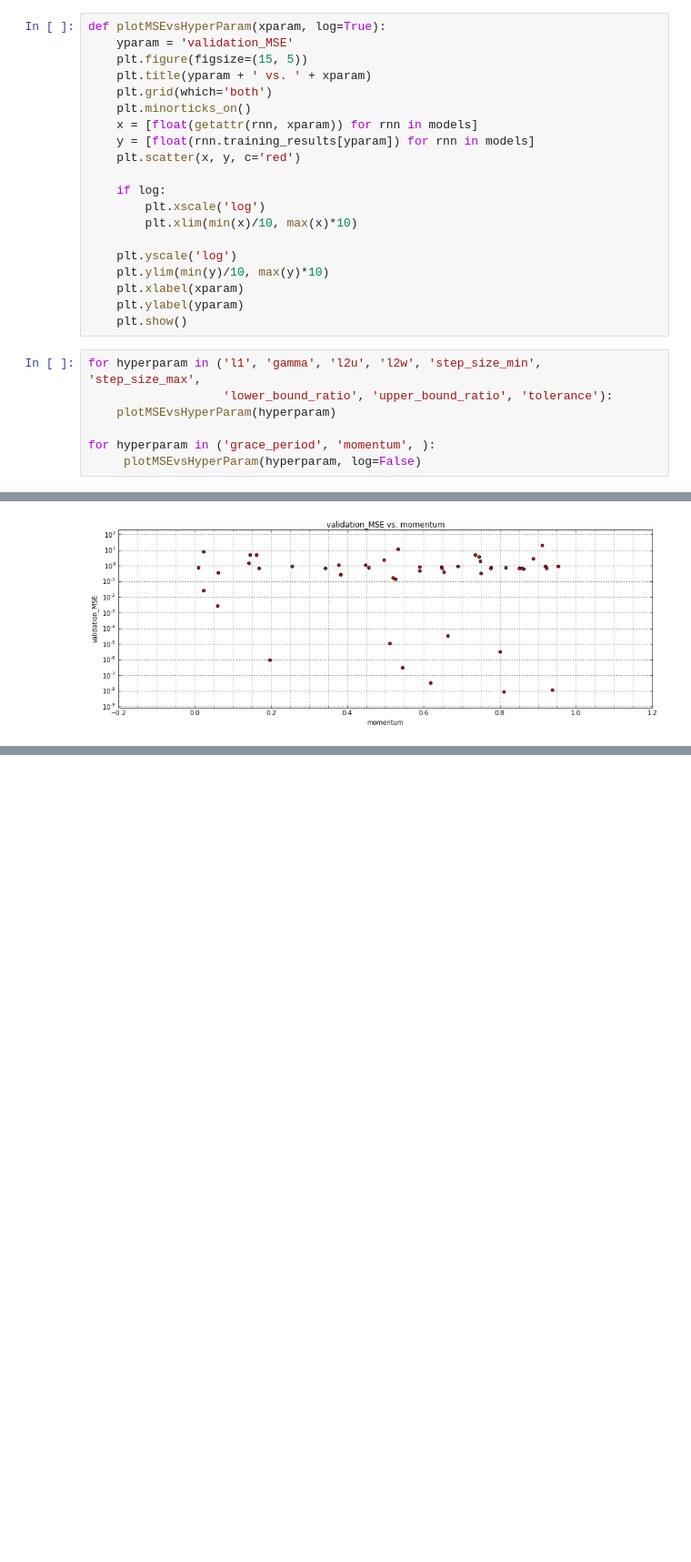
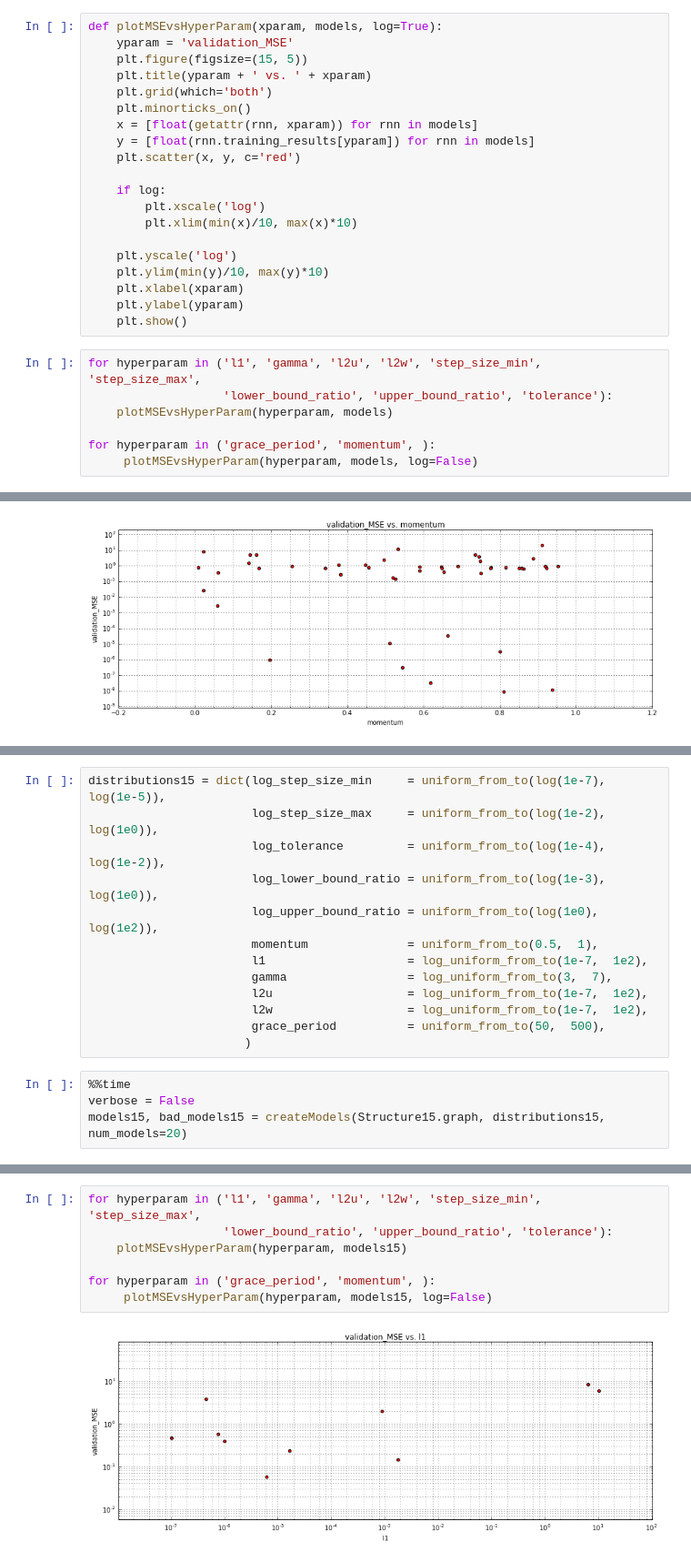
Before and after one commit to vadaszd/rsptime-simu, a Jupyter notebook: ReLU 04 GUST-LS.ipynb, the cells around one changed output, grey strips where cells are left out. Shown at 91% size. Cells and saved outputs as stored; diff of their text form; blank space fills up the shorter version.

```diff
--- a/ReLU 04 GUST-LS.ipynb
+++ b/ReLU 04 GUST-LS.ipynb
@@ -666,7 +676,7 @@ Wall time: 3h 9min 19s
 # %% [markdown]
 Let's plot the MSE of the training runs vs. the various hyper-parameters.
 # %%
-def plotMSEvsHyperParam(xparam, log=True):
+def plotMSEvsHyperParam(xparam, models, log=True):
     yparam = 'validation_MSE'
     plt.figure(figsize=(15, 5))
     plt.title(yparam + ' vs. ' + xparam)
@@ -688,10 +698,10 @@ def plotMSEvsHyperParam(xparam, log=True):
 # %%
 for hyperparam in ('l1', 'gamma', 'l2u', 'l2w', 'step_size_min', 'step_size_max',
                    'lower_bound_ratio', 'upper_bound_ratio', 'tolerance'):
-    plotMSEvsHyperParam(hyperparam)
+    plotMSEvsHyperParam(hyperparam, models)
 
 for hyperparam in ('grace_period', 'momentum', ):
-     plotMSEvsHyperParam(hyperparam, log=False)
+     plotMSEvsHyperParam(hyperparam, models, log=False)
 # %% [output]
 [figure]
 [figure]
@@ -710,0 +779,17 @@ For this diamond structure the L1 (Lasso) regularization strength should be less
+# %%
+distributions15 = dict(log_step_size_min     = uniform_from_to(log(1e-7),  log(1e-5)),
+                       log_step_size_max     = uniform_from_to(log(1e-2),  log(1e0)),
+                       log_tolerance         = uniform_from_to(log(1e-4),  log(1e-2)),
+                       log_lower_bound_ratio = uniform_from_to(log(1e-3),  log(1e0)),
+                       log_upper_bound_ratio = uniform_from_to(log(1e0),  log(1e2)),
+                       momentum              = uniform_from_to(0.5,  1),
+                       l1                    = log_uniform_from_to(1e-7,  1e2),
+                       gamma                 = log_uniform_from_to(3,  7),
+                       l2u                   = log_uniform_from_to(1e-7,  1e2),
+                       l2w                   = log_uniform_from_to(1e-7,  1e2),
+                       grace_period          = uniform_from_to(50,  500),
+                      )
+# %%
+%%time
+verbose = False
+models15, bad_models15 = createModels(Structure15.graph, distributions15, num_models=20)
@@ -710,0 +814,9 @@ For this diamond structure the L1 (Lasso) regularization strength should be less
+# %%
+for hyperparam in ('l1', 'gamma', 'l2u', 'l2w', 'step_size_min', 'step_size_max',
+                   'lower_bound_ratio', 'upper_bound_ratio', 'tolerance'):
+    plotMSEvsHyperParam(hyperparam, models15)
+
+for hyperparam in ('grace_period', 'momentum', ):
+     plotMSEvsHyperParam(hyperparam, models15, log=False)
+# %% [output]
+[figure, added]
```
Also changed, not shown: parts of 22 cells of this notebook.
